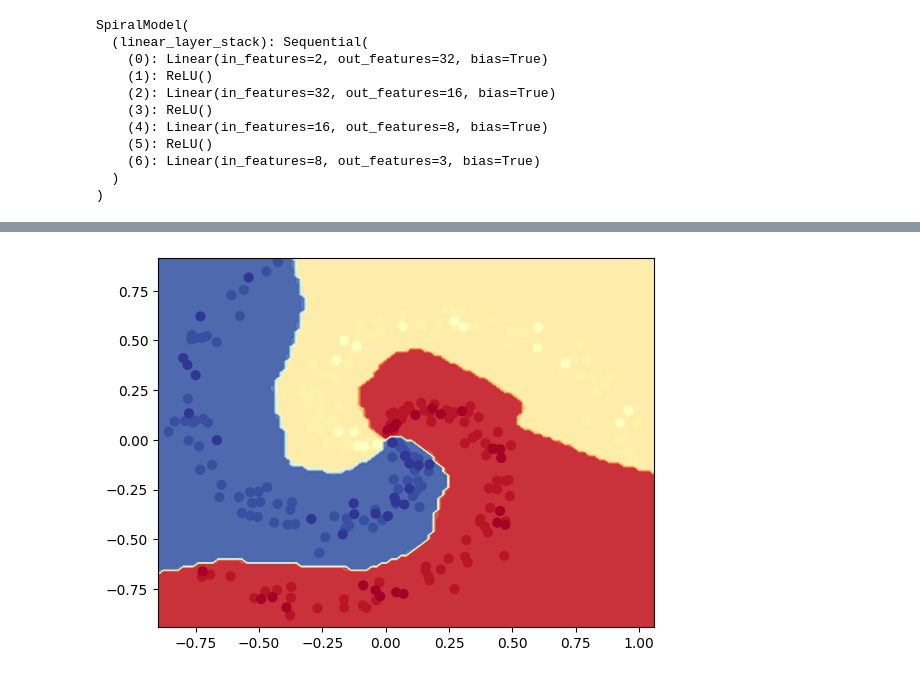
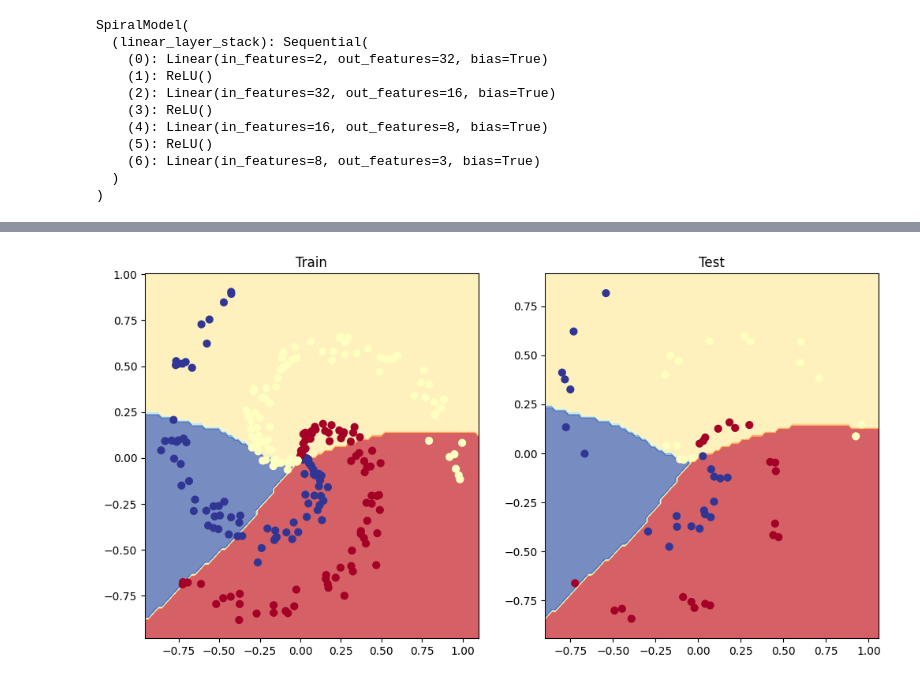
Before and after one commit to seeraj99/ArewaDS-Deep-Learning, a Jupyter notebook: Week_3_Excercise_Submision.ipynb, the cells around one changed output, grey strips where cells are left out. Saved outputs shown, nothing was run; the diff lists cells and outputs as text; code cells hidden in the pictures.

```diff
--- a/Week_3_Excercise_Submision.ipynb
+++ b/Week_3_Excercise_Submision.ipynb
@@ -370,7 +370,7 @@ torch.Size([240, 2]) torch.Size([240])
 from torchmetrics import Accuracy
 
 # TODO: uncomment the two lines below to send the accuracy function to the device
-acc_fn_sd = Accuracy(task="multiclass", num_classes=4).to(device)
+acc_fn_sd = Accuracy(task="multiclass", num_classes=3).to(device)
 acc_fn_sd
 # %% [output]
 MulticlassAccuracy()
@@ -456,11 +456,8 @@ loss_fn = nn.CrossEntropyLoss()
 optimizer =  torch.optim.Adam(model_2.parameters(), lr=0.03)
 # %%
 # Build a training loop for the model
-random_seed = 42
-torch.manual_seed(random_seed)
-
 # Set the number of epochs
-epochs = 1000
+epochs = 10
 # Loop over data
 for epoch in range(epochs):
 
@@ -500,6 +497,6 @@ for epoch in range(epochs):
     acc_test_sd = acc_fn_sd(test_pred_sd, y_test_sd)
 
   # Print out what's happening every 100 epochs
-  if epoch % 100 == 0:
-    print(f"Epoch: {epoch} | Loss: {loss:.5f}, Acc: {acc:.2f}% | Test Loss: {test_loss:.5f}, Test Acc: {test_acc:.2f}%")
+  if epoch % 1 == 0:
+    print(f"Epoch: {epoch} | Loss: {loss_sd:.5f}, Acc: {acc_sd:.2f}% | Test Loss: {loss_test_sd:.5f}, Test Acc: {acc_test_sd:.2f}%")
 # %% [output]
@@ -516,7 +513,11 @@ Epoch: 900 | Loss: 0.01599, Acc: 1.00% | Test Loss: 0.01588, Test Acc: 1.00%
 # %%
 # Plot decision boundaries for training and test sets
+plt.figure(figsize=(12, 6))
+plt.subplot(1, 2, 1)
+plt.title("Train")
 plot_decision_boundary(model_2, X_train_sd, y_train_sd)
+plt.subplot(1, 2, 2)
+plt.title("Test")
 plot_decision_boundary(model_2, X_test_sd, y_test_sd)
-#
 # %% [output]
-[figure, old version]
+[figure, new version]
```
Also changed, not shown: parts of 5 cells of this notebook.
